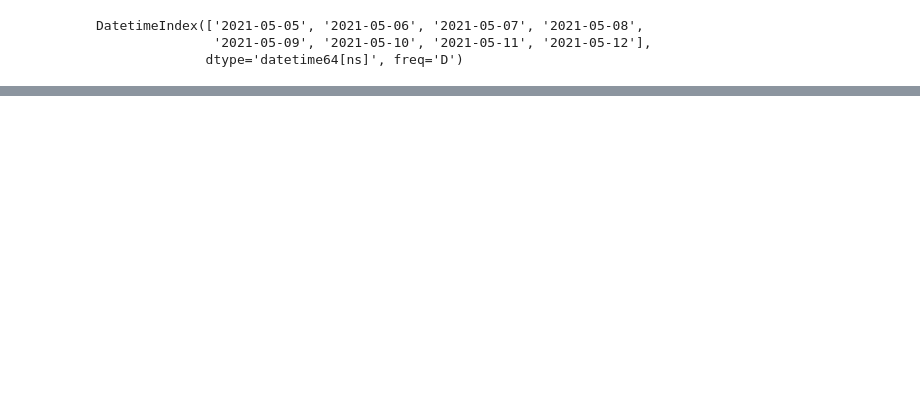
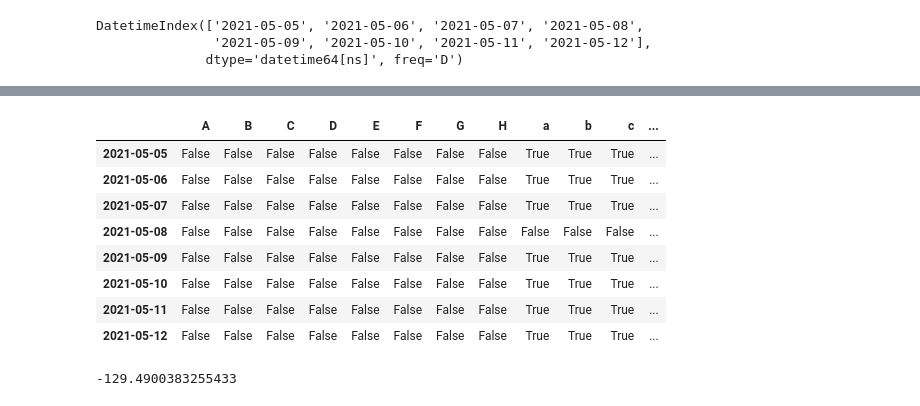
Before and after one commit to ShravanKumar-404/Simplilearn_practice, a Jupyter notebook: python_beginners/pandas/test.ipynb, the cells around one changed output, grey strips where cells are left out. Saved outputs shown, nothing was run; the diff lists cells and outputs as text; code cells hidden in the pictures; blank space fills up the shorter version.

```diff
--- a/python_beginners/pandas/test.ipynb
+++ b/python_beginners/pandas/test.ipynb
@@ -193,0 +223,5 @@ array([[ -620.95425351,  -689.08874454,   -94.36698281,   657.44938037,
+# %%
+names = "shravan is a good boy".split()
+for x,y in enumerate("abcde"):
+  df1.loc["2021-05-08",y.upper()] = names[x]
+df2 = df1.copy()
@@ -193,0 +237,16 @@ array([[ -620.95425351,  -689.08874454,   -94.36698281,   657.44938037,
+# %%
+df2.isnull()
+# %% [output]
+|  | A | B | C | D | E | F | G | H | a | b | c | ... |
+| 2021-05-05 | False | False | False | False | False | False | False | False | True | True | True | ... |
+| 2021-05-06 | False | False | False | False | False | False | False | False | True | True | True | ... |
+| 2021-05-07 | False | False | False | False | False | False | False | False | True | True | True | ... |
+| 2021-05-08 | False | False | False | False | False | False | False | False | False | False | False | ... |
+| 2021-05-09 | False | False | False | False | False | False | False | False | True | True | True | ... |
+| 2021-05-10 | False | False | False | False | False | False | False | False | True | True | True | ... |
+| 2021-05-11 | False | False | False | False | False | False | False | False | True | True | True | ... |
+| 2021-05-12 | False | False | False | False | False | False | False | False | True | True | True | ... |
+# %%
+df2["F"].sum()
+# %% [output]
+-129.4900383255433
```
Also changed, not shown: parts of 28 cells of this notebook, 4 other files.
